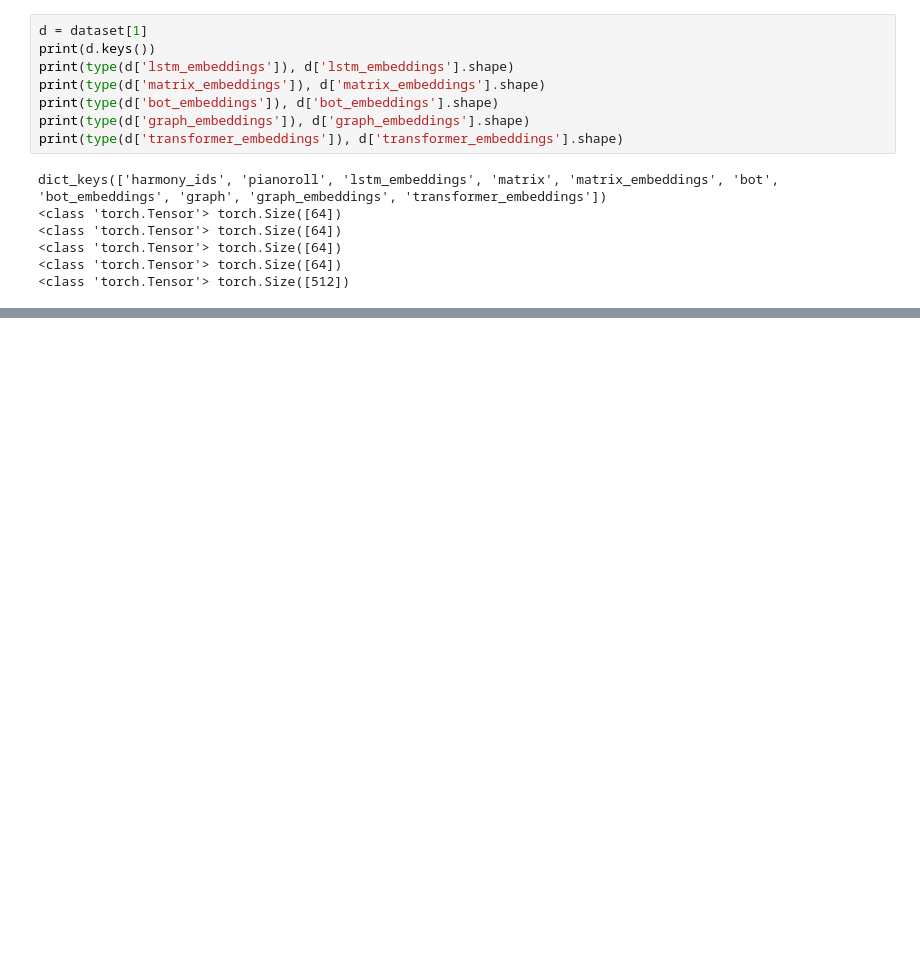
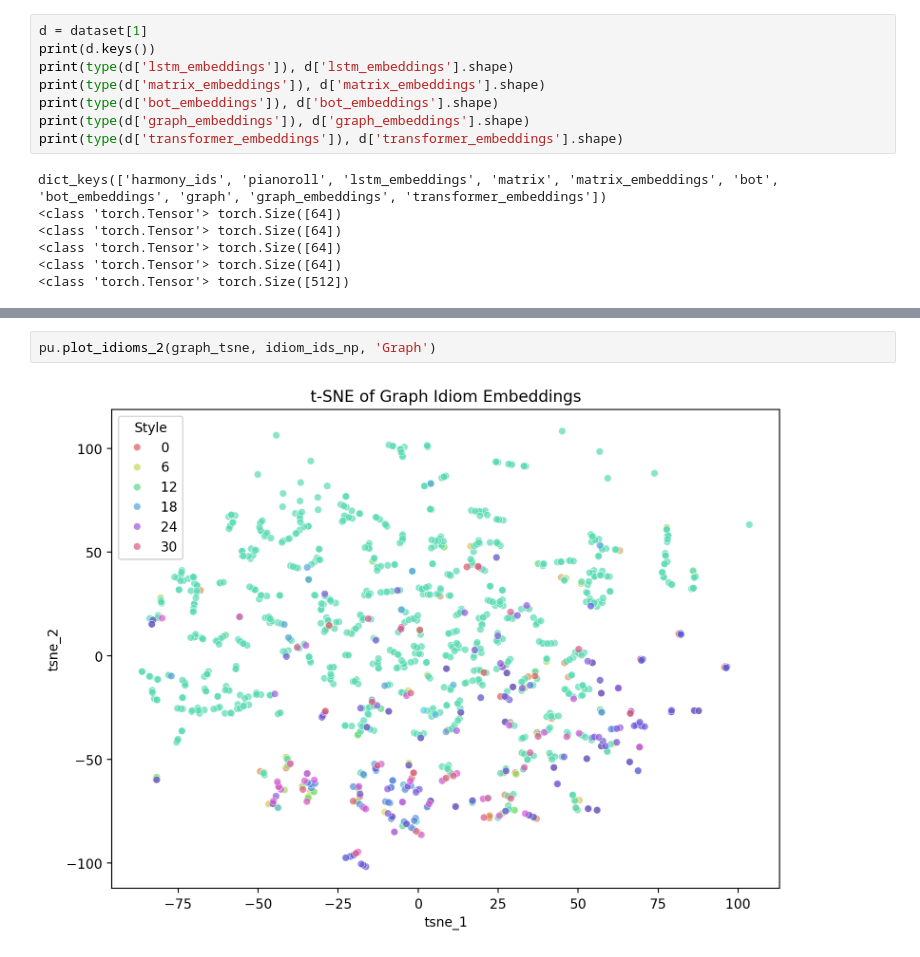
Before and after one commit to maximoskp/GraphGuidedMLMH, a Jupyter notebook: test_contrastive_dataset.ipynb, the cells around one changed output, grey strips where cells are left out. Drawn from its saved outputs; the diff is of its cells as text; blank space fills up the shorter version.

```diff
--- a/test_contrastive_dataset.ipynb
+++ b/test_contrastive_dataset.ipynb
@@ -22,0 +260,4 @@ dict_keys(['harmony_ids', 'pianoroll', 'lstm_embeddings', 'matrix', 'matrix_embe
+# %%
+pu.plot_idioms_2(graph_tsne, idiom_ids_np, 'Graph')
+# %% [output]
+[figure, added]
```
Also changed, not shown: parts of 16 cells of this notebook, 10 other files.
